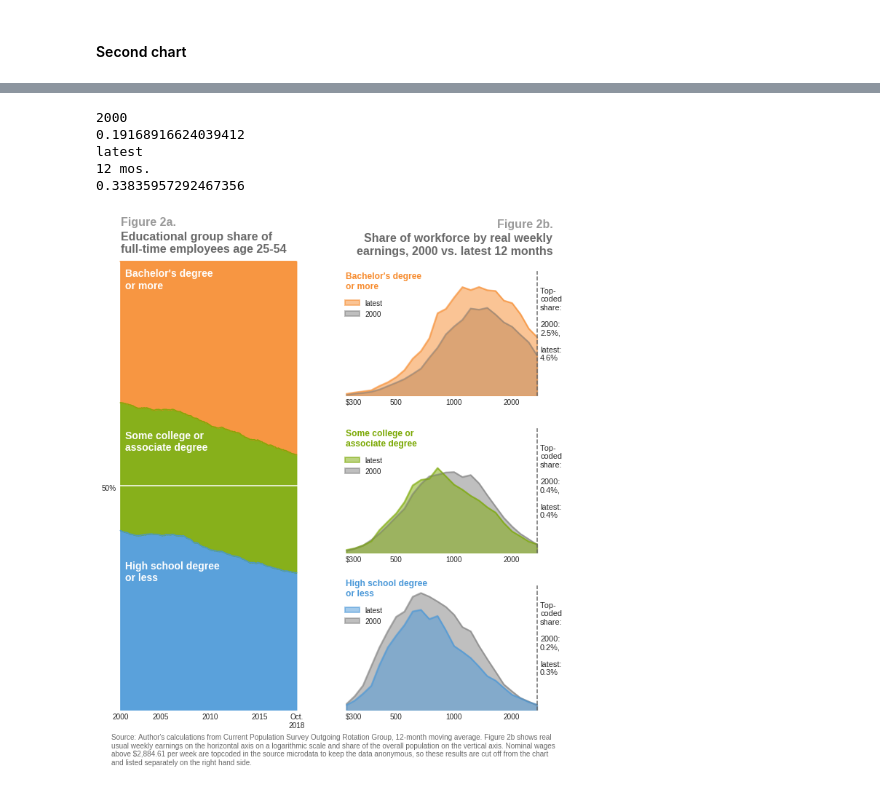
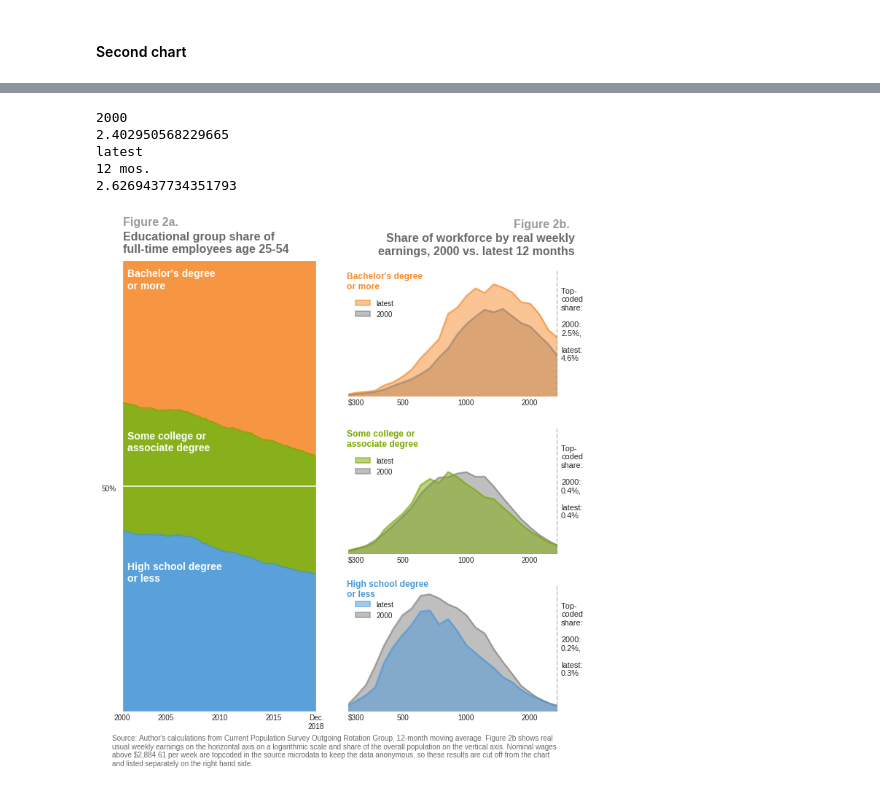
Before and after one commit to bdecon/blog_posts, a Jupyter notebook: Student_Debt_Inflation/RW_College.ipynb, the cells around one changed output, grey strips where cells are left out. Saved outputs shown, nothing was run; the diff lists cells and outputs as text; code cells hidden in the pictures.

```diff
--- a/Student_Debt_Inflation/RW_College.ipynb
+++ b/Student_Debt_Inflation/RW_College.ipynb
@@ -57,20 +57,20 @@ wage_var = 'RWKWAGE'
 
 cps_files = pd.Series([pd.to_datetime(file[:5], format='%b%y')
                        for file in os.listdir(cps_dir)
-                       if file.endswith('.dat')])
+                       if file.endswith('pub.dat')])
 
 years = list(set([file.year for file in cps_files]))
 
-filter_cols = ['HRYEAR4', 'HRMONTH', 'EDUC', wage_var, 'PWORWGT']
+filter_cols = ['YEAR', 'MONTH', 'EDUC', wage_var, 'PWORWGT']
 
 cps_date = lambda x: pd.to_datetime(
-    dict(year=x.HRYEAR4, month=x.HRMONTH, day=1))
+    dict(year=x.YEAR, month=x.MONTH, day=1))
 df = pd.concat([
      (pd.read_feather(f'cps{year}.ft')
         .query('RWKWAGE > 0 and PRFTLF == 1 and 25 <= AGE <= 54')
         .filter(filter_cols)
         .assign(DATE = cps_date)
-        .drop(['HRYEAR4', 'HRMONTH'], axis=1))
+        .drop(['YEAR', 'MONTH'], axis=1))
      for year in years])
 # %%
 dt_windows = [pd.date_range(end=mo, periods=12, freq='MS')
@@ -94,10 +94,12 @@ df1 = (((data.loc['2000-12-01':] /
        data.loc['2000-12-01']) - 1) * 100).round(1)
 
 color = ['dimgray', '#4897D8', '#7AA802', '#F78B2D']
+offset = pd.DateOffset(months=4)
 
 ax = df1.plot(figsize=(8, 7), color=color, linewidth=3,
               legend=None, alpha=0.8)
-#ax = plt.title(title, loc='left')
+ax = plt.xlim(df1.index[0] - offset, df1.index[-1] + offset)
+
 ax = plt.scatter([df1.index[-1]] * len(df1.iloc[-1]), df1.iloc[-1],
                  color=color, s=50, alpha=0.8)
 
@@ -110,12 +112,12 @@ for s in df1.iloc[-1]:
     else:
         ax = plt.annotate(f'  +{s:.1f}%', (df1.index[-1], s-0.15), fontsize=12, fontweight=600)
 names = list(df1.iloc[-1].keys())
-locs = [4.2, -1, -7.1, -3.8]
+locs = [3.8, -0.5, -6.7, -3.7]
 for i, v in enumerate(names):
     ax = plt.annotate(v, ('2019-03-01', locs[i]), fontsize=10, fontweight=800, color=color[i])
 
-ticks = ['2000-01-01', '2005-01-01', '2010-01-01', '2015-01-01', '2018-10-01']
-labels = ['2000', '2005', '2010', '2015', 'Oct.\n2018']
+ticks = ['2000-01-01', '2005-01-01', '2010-01-01', '2015-01-01', '2018-12-01']
+labels = ['2000', '2005', '2010', '2015', 'Dec.\n2018']
 ax = plt.xticks(ticks, labels)
 ax = plt.yticks([0, -5], ['0', '--5%'])
 ax = plt.text('1999-06-01', 6.5, 'Figure 1.',
@@ -129,6 +131,4 @@ ax = plt.text('2000-01-01', -11.8, "Source: Author's calculations from Current P
               fontsize=10, fontweight=400, color='dimgray')
 
 plt.savefig(f'{file_dir}/Fig1.png', dpi=400, bbox_inches='tight', pad_inches=0.2)
-#ax = plt.axhline(0, linewidth=0.5, color='lightgray')
-#(df1.tail(1) - 1).round(3) * 100
 # %% [output]
@@ -154,2 +160,3 @@ comps = [('2000', (df['DATE'].dt.year == 2000)),
 # %%
-ed_grp = grps[1][1]
+ed_grp = grps[3][1]
+ed_grp
@@ -170,13 +179,13 @@ for c in comps:
     notes[c[0]] = {'tc_sh': tc_sh, 'med': median}
 # %% [output]
 2000
-0.19168916624039412
+2.402950568229665
 latest
 12 mos.
-0.33835957292467356
+2.6269437734351793
 # %%
 result['VALS'] = [i.right for i in result.reset_index()['WAGE_RANGE']]
-result1 = result.set_index('VALS').loc[5.611:]
+result3 = result.set_index('VALS').loc[5.611:]
 # %%
 fig=plt.figure(figsize=(10, 10))
 c=fig.add_axes((0.45,0.05,0.4,0.24)) # number here are coordinate (left,bottom,width,height)
@@ -187,8 +196,8 @@ t=fig.add_axes((0.02,0.05,0.37,0.9))
 ax = (df3.loc['2000':].rolling(12).mean().loc['2000-12-01':].dropna()
          .plot.area(legend=False, color=color[1:], alpha=0.9, ax=t))
 
-ticks = ['2000-12-01', '2005-01-01', '2010-01-01', '2015-01-01', '2018-10-01']
-labels = ['2000', '2005', '2010', '2015', 'Oct.\n2018']
+ticks = ['2000-12-01', '2005-01-01', '2010-01-01', '2015-01-01', '2018-12-01']
+labels = ['2000', '2005', '2010', '2015', 'Dec.\n2018']
 ax = plt.xticks(ticks, labels)
 ax = plt.yticks([], [])
 ax = plt.text('1999-01-01', 49, '50%')
@@ -205,7 +214,7 @@ ax = plt.text('2001-01-01', 102, 'Educational group share of\nfull-time employee
 ax = plt.xlabel('')
 
 
-
+#
 ax0 = result3.plot(kind='area', color=['gray', color[3]], linewidth=2,
                    alpha=0.5, stacked=False, ax=a, legend=False)
 ax0.set_ylim([0, 3.5])
@@ -241,32 +250,32 @@ ax1.legend(bbox_to_anchor=(0.25, 0.82), handles=[legend_patch, patch_2k])
 
 
 ax2 = result1.plot(kind='area', color=['gray', color[1]], linewidth=2,
                    alpha=0.5, stacked=False, ax=c, legend=False)
 ax2.set_ylim([0, 3.5])
 ax2.text(5.6, 3.2, grps[1][0], color=color[1], fontsize=12, fontweight=600)
 ax2.axvline(x=7.911, linestyle='dashed', color='dimgray')
 ax2.set_xlabel('')
 ax2.set_xticks(ticks)
 ax2.set_xticklabels(labels)
 ax2.text(7.95, 1, 'Top-\ncoded\nshare:\n\n2000:\n0.2%,\n\nlatest:\n0.3%', rotation=0, fontsize=11)
 ax2.set_yticks([])
 ax2.set_yticklabels([])
 legend_patch = mpatches.Patch(color=color[1], label='latest', linewidth=2, alpha=0.5)
 patch_2k = mpatches.Patch(color='gray', label='2000', linewidth=2, alpha=0.5)
-ax2.legend(bbox_to_anchor=(0.25, 0.88), handles=[legend_patch, patch_2k])
+ax2.legend(bbox_to_anchor=(0.25, 0.68), handles=[legend_patch, patch_2k])
 
 
 ax0.text(7.43, 4.7, 'Figure 2b.',
          fontsize=16, fontweight=600, color='gray', alpha=0.8)
 
 ax0.text(8.1, 3.95, 'Share of workforce by real weekly\nearnings, 2000 vs. latest 12 months',
          fontsize=16, fontweight=600, color='dimgray', ha='right')
 
 
 ax = plt.text('2000-01-01', -12, "Source: Author's calculations from Current Population Survey Outgoing Rotation Group, 12-month moving average. Figure 2b shows real\nusual weekly earnings on the horizontal axis on a logarithmic scale and share of the overall population on the vertical axis. Nominal wages\nabove $2,884.61 per week are topcoded in the source microdata to keep the data anonymous, so these results are cut off from the chart\nand listed separately on the right hand side.",
               fontsize=10, fontweight=400, color='dimgray')
 
 plt.savefig(f'{file_dir}/Fig2.png', dpi=400, bbox_inches='tight', pad_inches=0.2)
 plt.show()
 # %% [output]
-[figure, old version]
+[figure, new version]
```
Also changed, not shown: parts of 5 cells of this notebook, 10 other files.
